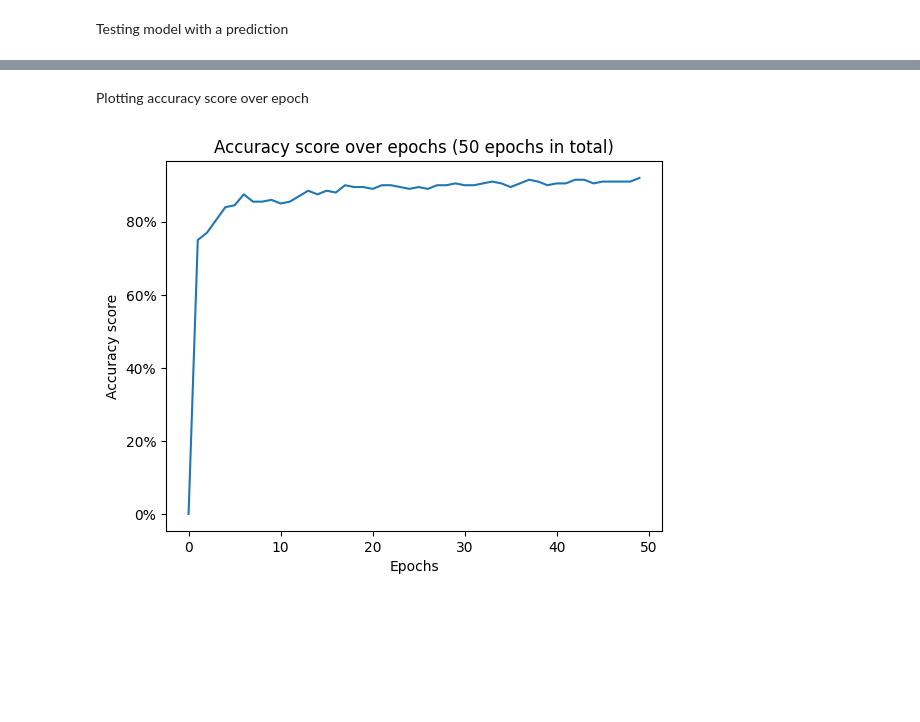
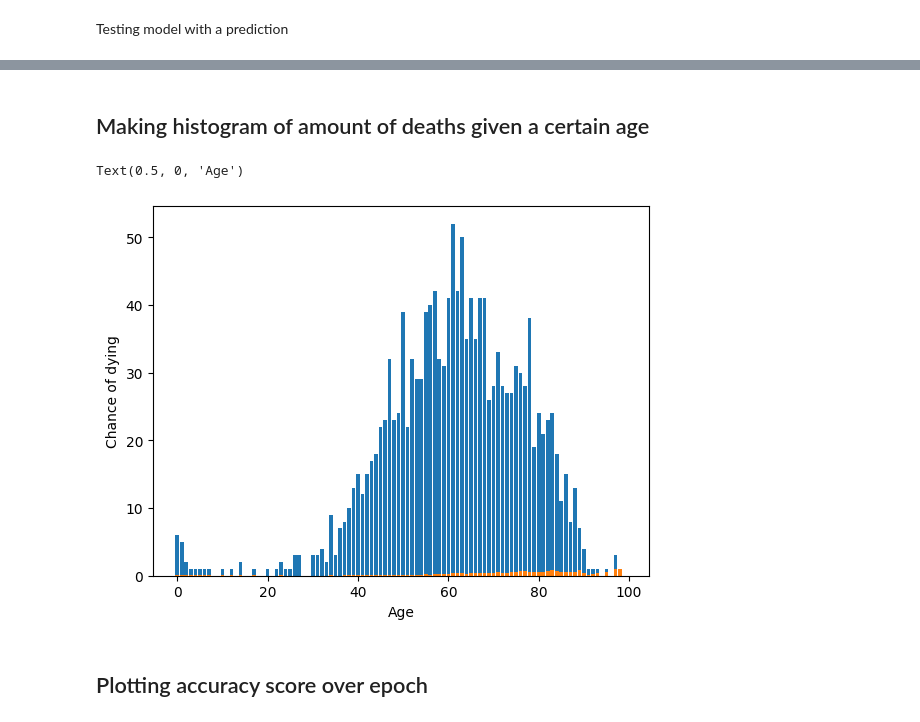
Before and after one commit to mathiasmellemstuen/FYS_STK4155_Prosjekt_3, a Jupyter notebook: src/main.ipynb, the cells around one changed output, grey strips where cells are left out. Drawn from its saved outputs; the diff is of its cells as text; code cells hidden in the pictures; blank space fills up the shorter version.

```diff
--- a/src/main.ipynb
+++ b/src/main.ipynb
@@ -78,24 +140,31 @@ alpha:10.0, momentum :1.0 gives accuracy 0.89
+# %% [markdown]
+
+## Making histogram of amount of deaths given a certain age
+# %%
+Age = X[:,6]
+deaths = {i:0 for i in np.unique(Age)}
+for i in range(len(Y)):
+    deaths[Age[i]] += Y[i]
+
+plt.bar(range(len(deaths)), list(deaths.values()))
+plt.ylabel("Number of deaths")
+plt.xlabel("Age")
+
+#Making histogram of chance of dying given a certain age
+chance_dying = deaths.copy()
+amount = {i:0 for i in np.unique(Age)}
+
+for i in range(len(Y)):
+    amount[Age[i]] += 1
+
+for key in chance_dying:
+    chance_dying[key] /= amount[key]
+
+plt.bar(range(len(chance_dying)), list(chance_dying.values()))
+plt.ylabel("Chance of dying")
+plt.xlabel("Age")
+# %% [output]
+Text(0.5, 0, 'Age')
+[figure, added]
 # %% [markdown]
-Plotting accuracy score over epoch
+## Plotting accuracy score over epoch
-# %%
-# Ignoring convergence warning for not bloating the output
-warnings.filterwarnings("ignore", category=ConvergenceWarning)
-max_epochs = 50
-
-predictions = np.zeros(max_epochs)
-
-for i in range(1, max_epochs):
-    classifier = MLPClassifier(solver="adam", hidden_layer_sizes=layers, random_state=1, activation="relu", max_iter= i)
-    classifier.fit(X_train, Y_train)
-    predictions[i] = accuracy_score(classifier.predict(X_test), Y_test, conf = False)
-
-plt.figure()
-plt.plot(predictions * 100)
-plt.xlabel("Epochs")
-plt.ylabel("Accuracy score")
-plt.title(f"Accuracy score over epochs ({max_epochs} epochs in total)")
-plt.savefig("../figures/accuracy_over_epochs_mlp")
-plt.gca().yaxis.set_major_formatter(mtick.PercentFormatter())
-plt.show()
-# %% [output]
-[figure, removed]
```
Also changed, not shown: parts of 25 cells of this notebook, 6 other files.
